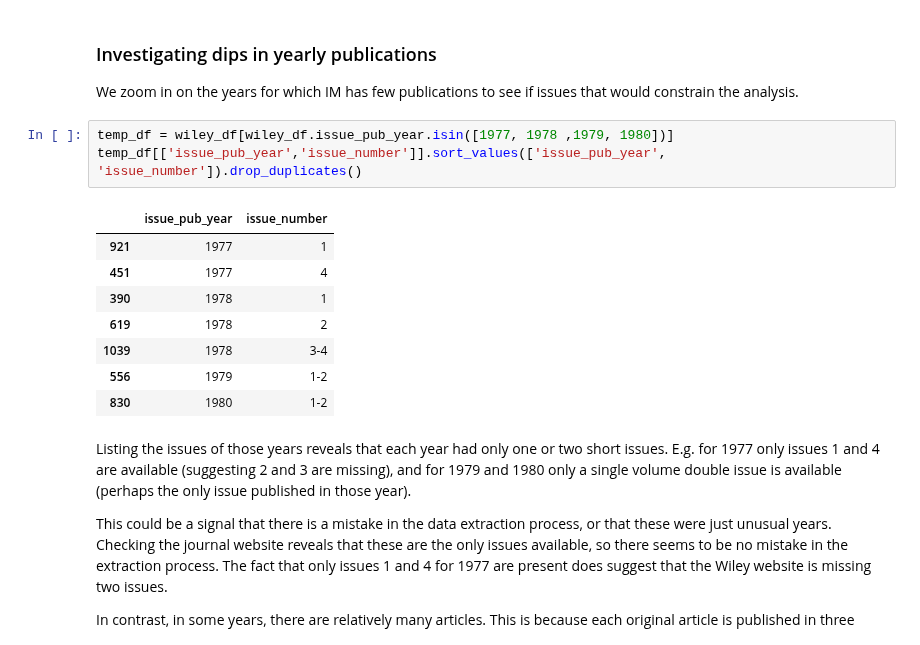
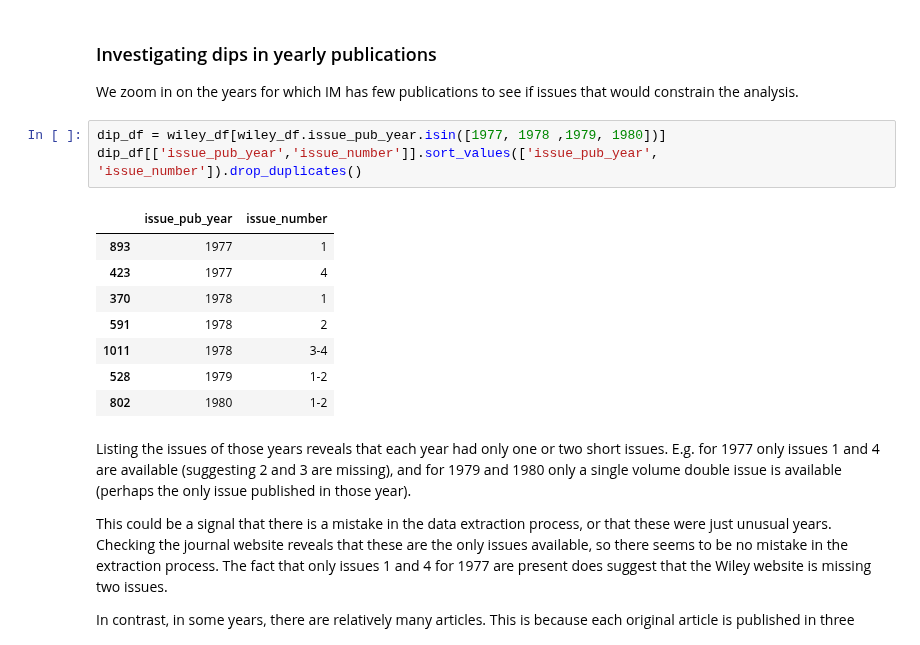
Before and after one commit to HoekR/migrant_discourse, a Jupyter notebook: notebooks/Data-Selection-Modelling.ipynb, the cells around one changed output. Drawn from its saved outputs; the diff is of its cells as text.

```diff
--- a/notebooks/Data-Selection-Modelling.ipynb
+++ b/notebooks/Data-Selection-Modelling.ipynb
@@ -345,17 +348,17 @@ Here we also see an overall increase in publications, with some small dips and p
 
 We zoom in on the years for which IM has few publications to see if issues that would constrain the analysis.
 # %%
-temp_df = wiley_df[wiley_df.issue_pub_year.isin([1977, 1978 ,1979, 1980])]
-temp_df[['issue_pub_year','issue_number']].sort_values(['issue_pub_year', 'issue_number']).drop_duplicates()
+dip_df = wiley_df[wiley_df.issue_pub_year.isin([1977, 1978 ,1979, 1980])]
+dip_df[['issue_pub_year','issue_number']].sort_values(['issue_pub_year', 'issue_number']).drop_duplicates()
 # %% [output]
 |  | issue_pub_year | issue_number |
-| 921 | 1977 | 1 |
-| 451 | 1977 | 4 |
-| 390 | 1978 | 1 |
-| 619 | 1978 | 2 |
-| 1039 | 1978 | 3-4 |
-| 556 | 1979 | 1-2 |
-| 830 | 1980 | 1-2 |
+| 893 | 1977 | 1 |
+| 423 | 1977 | 4 |
+| 370 | 1978 | 1 |
+| 591 | 1978 | 2 |
+| 1011 | 1978 | 3-4 |
+| 528 | 1979 | 1-2 |
+| 802 | 1980 | 1-2 |
 # %% [markdown]
 Listing the issues of those years reveals that each year had only one or two short issues. E.g. for 1977 only issues 1 and 4 are available (suggesting 2 and 3 are missing), and for 1979 and 1980 only a single volume double issue is available (perhaps the only issue published in those year).
 
```
Also changed, not shown: parts of 50 cells of this notebook, 9 other files.
